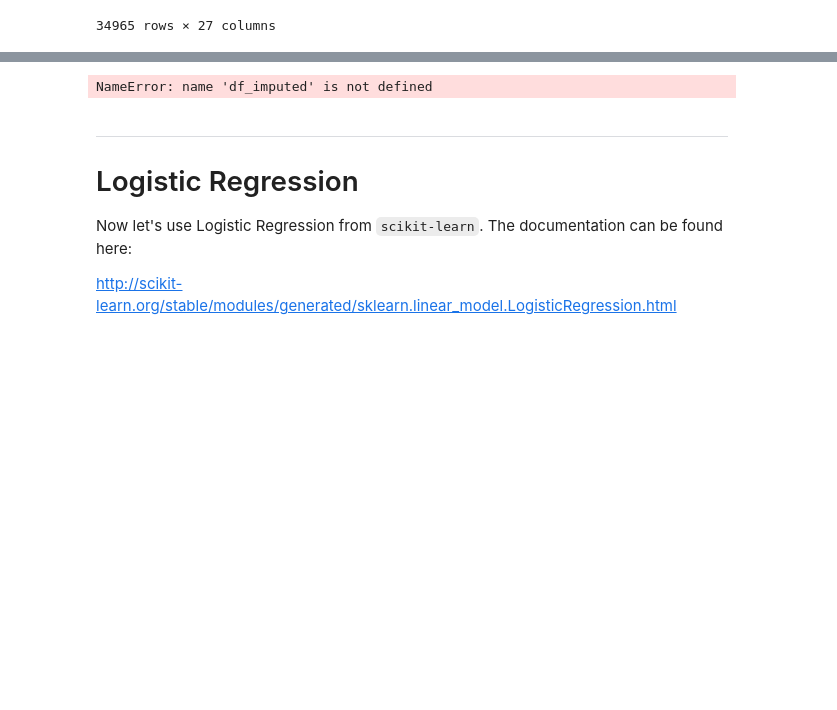
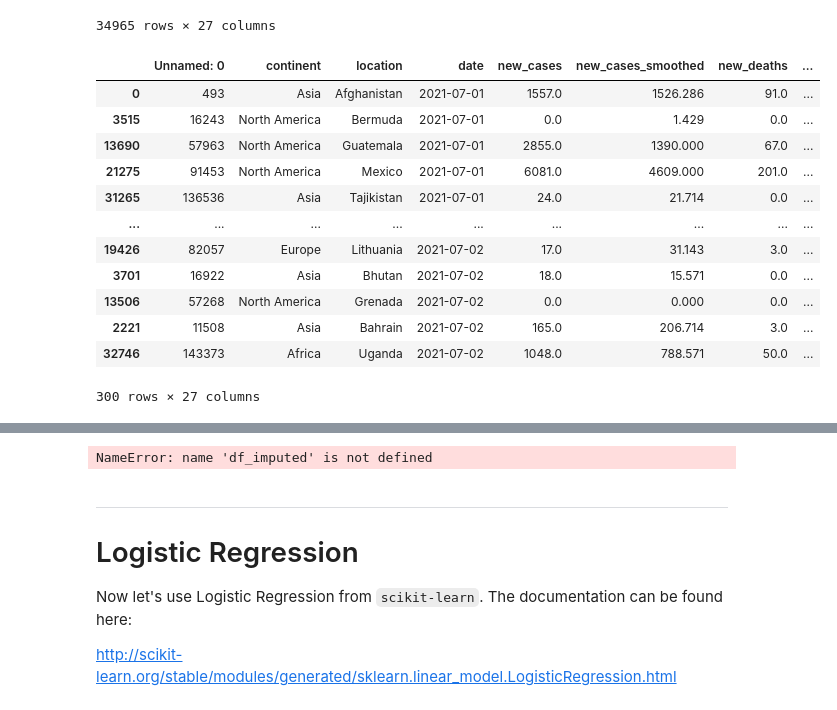
Before and after one commit to zharris1/mini_lab, a Jupyter notebook: Alex_Try.ipynb, the cells around one changed output, grey strips where cells are left out. Cells and saved outputs as stored; diff of their text form; code cells hidden in the pictures; blank space fills up the shorter version.

```diff
--- a/Alex_Try.ipynb
+++ b/Alex_Try.ipynb
@@ -48,3 +48,22 @@ df
 | 26269 | 113951 | Asia | Qatar | 2022-01-01 | 833.0 | 509.286 | 0.0 | ... |
 | 34964 | 154093 | Africa | Zimbabwe | 2022-01-01 | 956.0 | 1495.429 | 13.0 | ... |
 34965 rows × 27 columns
+# %%
+from sklearn.model_selection import TimeSeriesSplit
+
+smalldf = df.head(300)
+smalldf
+# %% [output]
+|  | Unnamed: 0 | continent | location | date | new_cases | new_cases_smoothed | new_deaths | ... |
+| 0 | 493 | Asia | Afghanistan | 2021-07-01 | 1557.0 | 1526.286 | 91.0 | ... |
+| 3515 | 16243 | North America | Bermuda | 2021-07-01 | 0.0 | 1.429 | 0.0 | ... |
+| 13690 | 57963 | North America | Guatemala | 2021-07-01 | 2855.0 | 1390.000 | 67.0 | ... |
+| 21275 | 91453 | North America | Mexico | 2021-07-01 | 6081.0 | 4609.000 | 201.0 | ... |
+| 31265 | 136536 | Asia | Tajikistan | 2021-07-01 | 24.0 | 21.714 | 0.0 | ... |
+| ... | ... | ... | ... | ... | ... | ... | ... | ... |
+| 19426 | 82057 | Europe | Lithuania | 2021-07-02 | 17.0 | 31.143 | 3.0 | ... |
+| 3701 | 16922 | Asia | Bhutan | 2021-07-02 | 18.0 | 15.571 | 0.0 | ... |
+| 13506 | 57268 | North America | Grenada | 2021-07-02 | 0.0 | 0.000 | 0.0 | ... |
+| 2221 | 11508 | Asia | Bahrain | 2021-07-02 | 165.0 | 206.714 | 3.0 | ... |
+| 32746 | 143373 | Africa | Uganda | 2021-07-02 | 1048.0 | 788.571 | 50.0 | ... |
+300 rows × 27 columns
```
Also changed, not shown: parts of 2 cells of this notebook.
